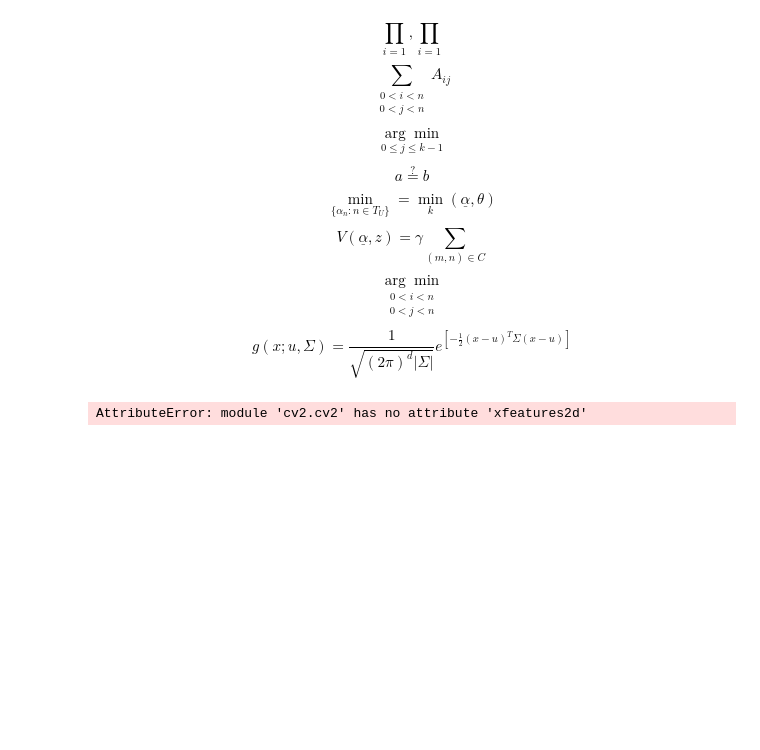
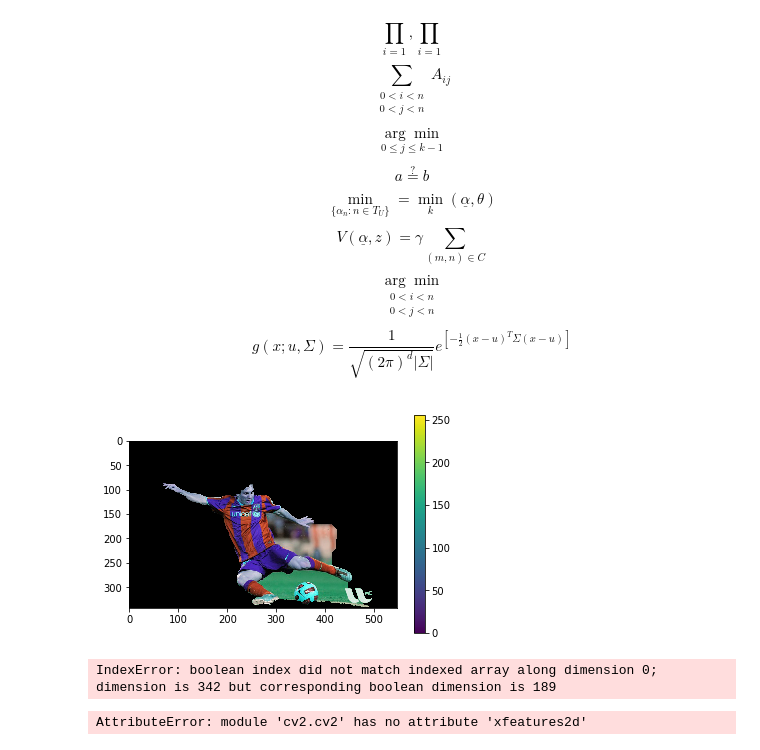
Before and after one commit to shuaimuyao/opensrc, a Jupyter notebook: jupyter_src/opencv/cv2_chap2737_20181130.ipynb, the cells around one changed output. Saved outputs shown, nothing was run; the diff lists cells and outputs as text; code cells hidden in the pictures; blank space fills up the shorter version.

```diff
--- a/jupyter_src/opencv/cv2_chap2737_20181130.ipynb
+++ b/jupyter_src/opencv/cv2_chap2737_20181130.ipynb
@@ -125,34 +125,37 @@ create time:15-10-25 下午12:20
 使用笔刷工具在  的地方使用白色绘制 比如头发  子 球等
  使 用 色笔刷在不  的地方绘制 比如 logo 草地等 。
  然后将其他地方用灰 色填充 保存成新的掩码图像。
  在 OpenCV 中导入 个掩模图像 根据新的 掩码图像对原来的掩模图像  编 。
 """
 
 import numpy as np
 import cv2
 from matplotlib import pyplot as plt
 
 img = cv2.imread('img/messi5.jpg')
 mask = np.zeros(img.shape[:2], np.uint8)
 bgdModel = np.zeros((1, 65), np.float64)
 fgdModel = np.zeros((1, 65), np.float64)
 rect = (50, 50, 450, 290)
 # 函数的返回值是更新的 mask, bgdModel, fgdModel
 cv2.grabCut(img, mask, rect, bgdModel, fgdModel, 5, cv2.GC_INIT_WITH_RECT)
 mask2 = np.where((mask == 2) | (mask == 0), 0, 1).astype('uint8')
 img = img * mask2[:, :, np.newaxis]
 plt.imshow(img), plt.colorbar(), plt.show()
 
 # newmask is the mask image I manually labelled
-newmask = cv2.imread('../data/newmask.jpg', 0)
+newmask = cv2.imread('img/newmask.jpg', 0)
 # whereever it is marked white (sure foreground), change mask=1
 # whereever it is marked black (sure background), change mask=0
 mask[newmask == 0] = 0
 mask[newmask == 255] = 1
 mask, bgdModel, fgdModel = cv2.grabCut(img, mask, None, bgdModel, fgdModel, 5, cv2.GC_INIT_WITH_MASK)
 mask = np.where((mask == 2) | (mask == 0), 0, 1).astype('uint8')
 img = img * mask[:, :, np.newaxis]
 plt.imshow(img), plt.colorbar(), plt.show()
+# %% [output]
+[figure, added]
+IndexError: boolean index did not match indexed array along dimension 0; dimension is 342 but corresponding boolean dimension is 189
 # %%
 # -*-coding:utf8-*-#
 __author__ = 'play4fun'
```
Also changed, not shown: parts of 1 cell of this notebook, 27 other files.
